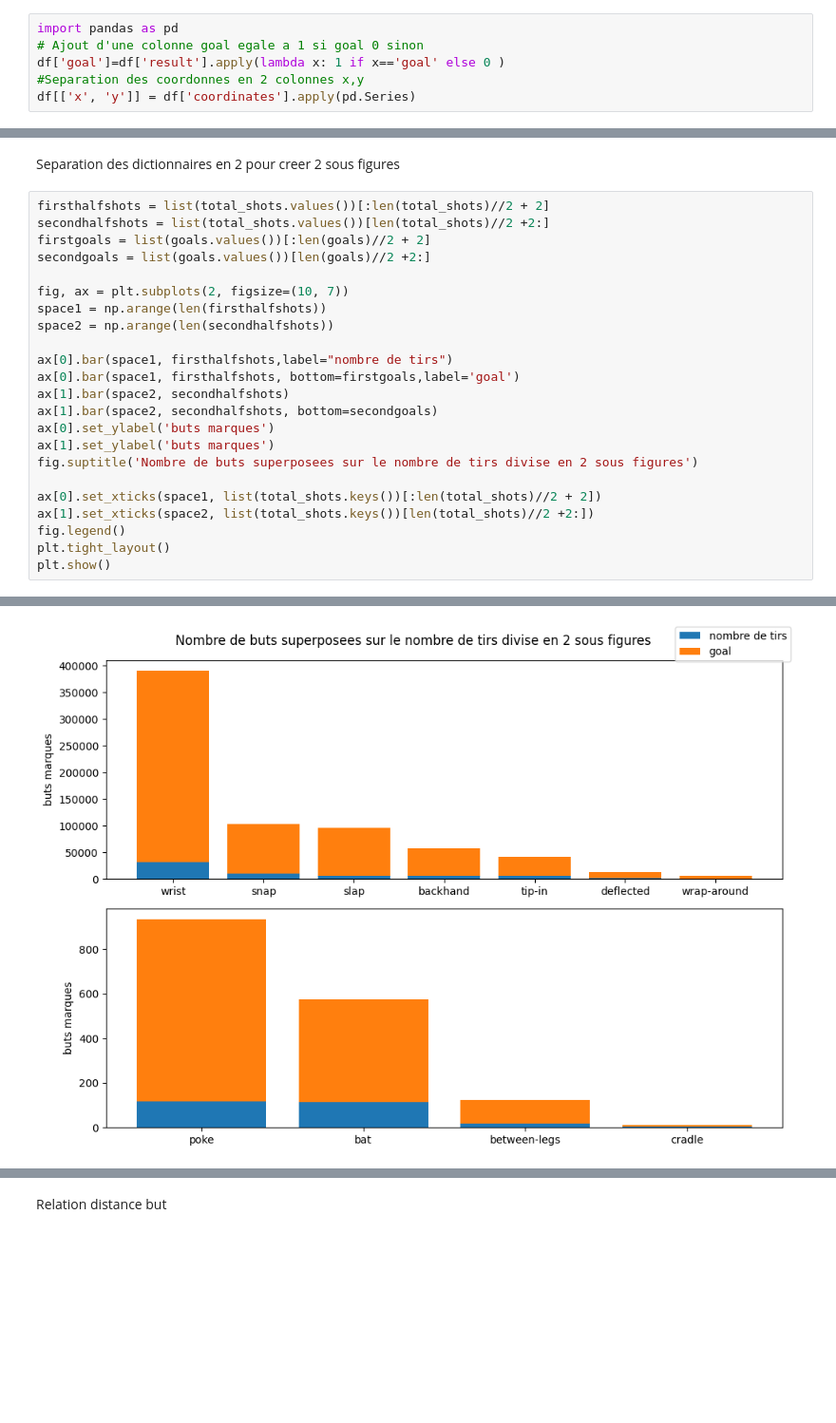
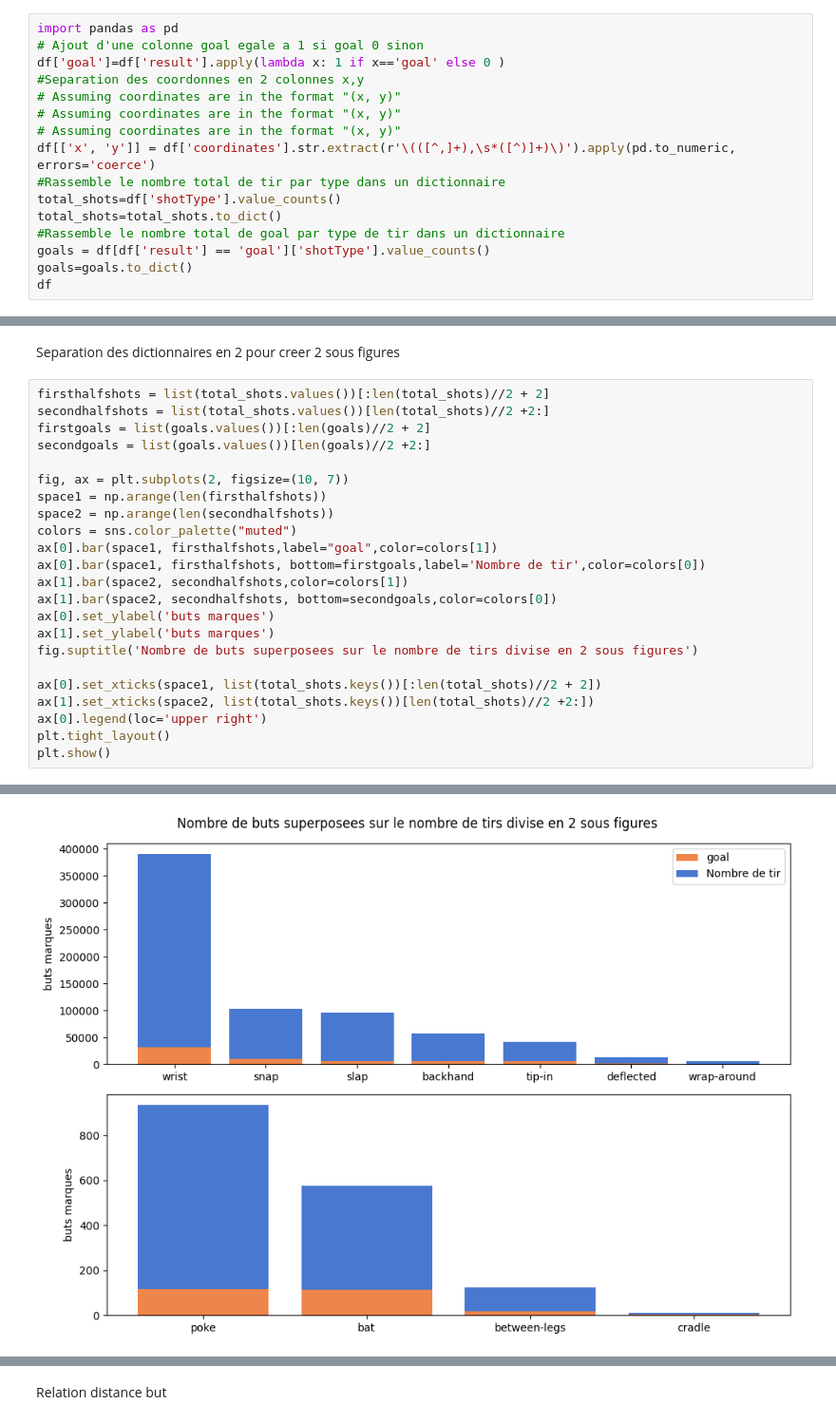
Before and after one commit to edwardhab/IFT-6758---A3-NHL, a Jupyter notebook: notebooks/Visualisation.ipynb, the cells around one changed output, grey strips where cells are left out. Shown: that part at 95% size. Saved outputs shown, nothing was run; the diff lists cells and outputs as text; blank space fills up the shorter version.

```diff
--- a/notebooks/Visualisation.ipynb
+++ b/notebooks/Visualisation.ipynb
@@ -9,7 +55,17 @@ import pandas as pd
 # Ajout d'une colonne goal egale a 1 si goal 0 sinon
 df['goal']=df['result'].apply(lambda x: 1 if x=='goal' else 0 )
 #Separation des coordonnes en 2 colonnes x,y
-df[['x', 'y']] = df['coordinates'].apply(pd.Series)
+# Assuming coordinates are in the format "(x, y)"
+# Assuming coordinates are in the format "(x, y)"
+# Assuming coordinates are in the format "(x, y)"
+df[['x', 'y']] = df['coordinates'].str.extract(r'\(([^,]+),\s*([^)]+)\)').apply(pd.to_numeric, errors='coerce')
+#Rassemble le nombre total de tir par type dans un dictionnaire
+total_shots=df['shotType'].value_counts()
+total_shots=total_shots.to_dict()
+#Rassemble le nombre total de goal par type de tir dans un dictionnaire
+goals = df[df['result'] == 'goal']['shotType'].value_counts()
+goals=goals.to_dict()
+df
 # %% [output]
 |  | season | gameId | eventId | period | timeInPeriod | eventType | teamId | shooter | goalie | shotType | ... |
 | 0 | 20162017 | 2016020001 | 8 | 1 | 01:11 | shot-on-goal | 10 | Mitch Marner | Craig Anderson | wrist | ... |
@@ -207,18 +228,18 @@ secondgoals = list(goals.values())[len(goals)//2 +2:]
 fig, ax = plt.subplots(2, figsize=(10, 7))
 space1 = np.arange(len(firsthalfshots))
 space2 = np.arange(len(secondhalfshots))
-
-ax[0].bar(space1, firsthalfshots,label="nombre de tirs")
-ax[0].bar(space1, firsthalfshots, bottom=firstgoals,label='goal')
-ax[1].bar(space2, secondhalfshots)
-ax[1].bar(space2, secondhalfshots, bottom=secondgoals)
+colors = sns.color_palette("muted")
+ax[0].bar(space1, firsthalfshots,label="goal",color=colors[1])
+ax[0].bar(space1, firsthalfshots, bottom=firstgoals,label='Nombre de tir',color=colors[0])
+ax[1].bar(space2, secondhalfshots,color=colors[1])
+ax[1].bar(space2, secondhalfshots, bottom=secondgoals,color=colors[0])
 ax[0].set_ylabel('buts marques')
 ax[1].set_ylabel('buts marques')
 fig.suptitle('Nombre de buts superposees sur le nombre de tirs divise en 2 sous figures')
 
 ax[0].set_xticks(space1, list(total_shots.keys())[:len(total_shots)//2 + 2])
 ax[1].set_xticks(space2, list(total_shots.keys())[len(total_shots)//2 +2:])
-fig.legend()
+ax[0].legend(loc='upper right')
 plt.tight_layout()
 plt.show()
 # %% [output]
@@ -225 +247 @@ plt.show()
-[figure, old version]
+[figure, new version]
```
Also changed, not shown: parts of 18 cells of this notebook.
